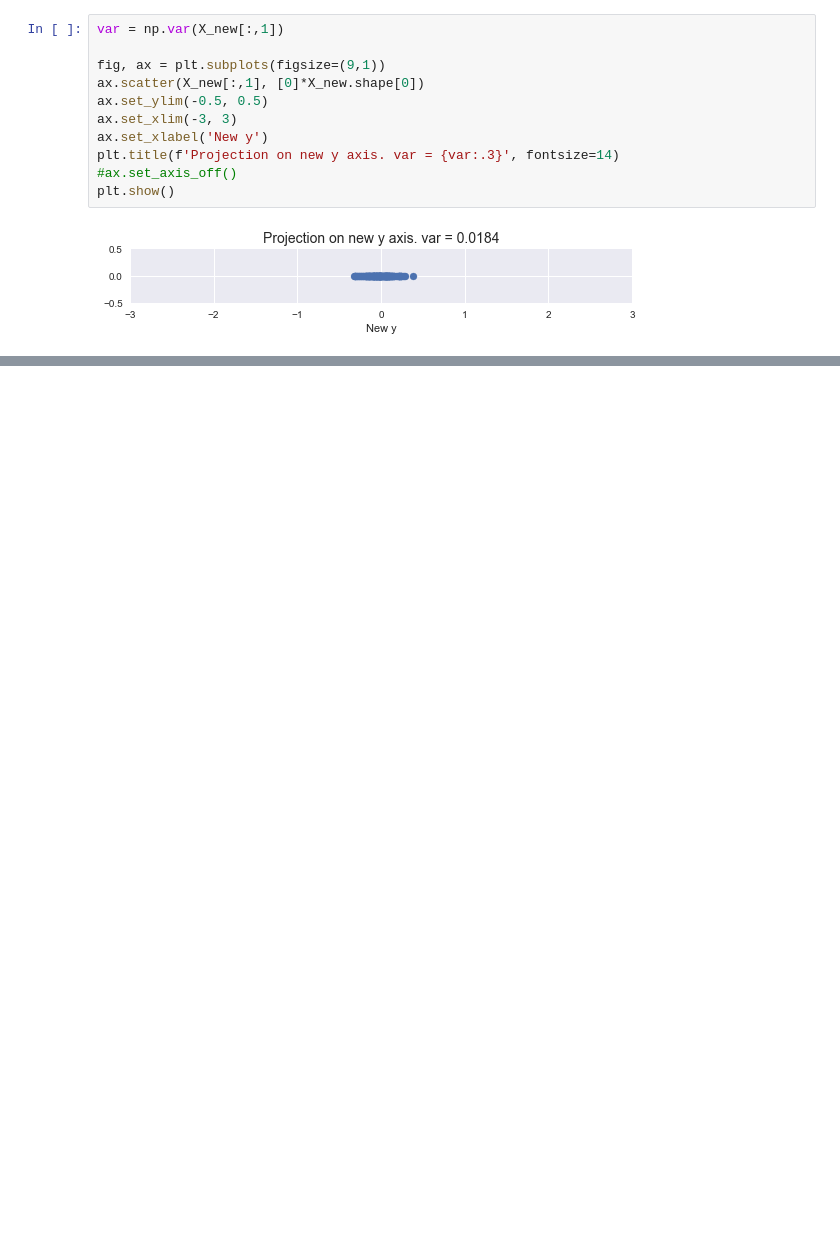
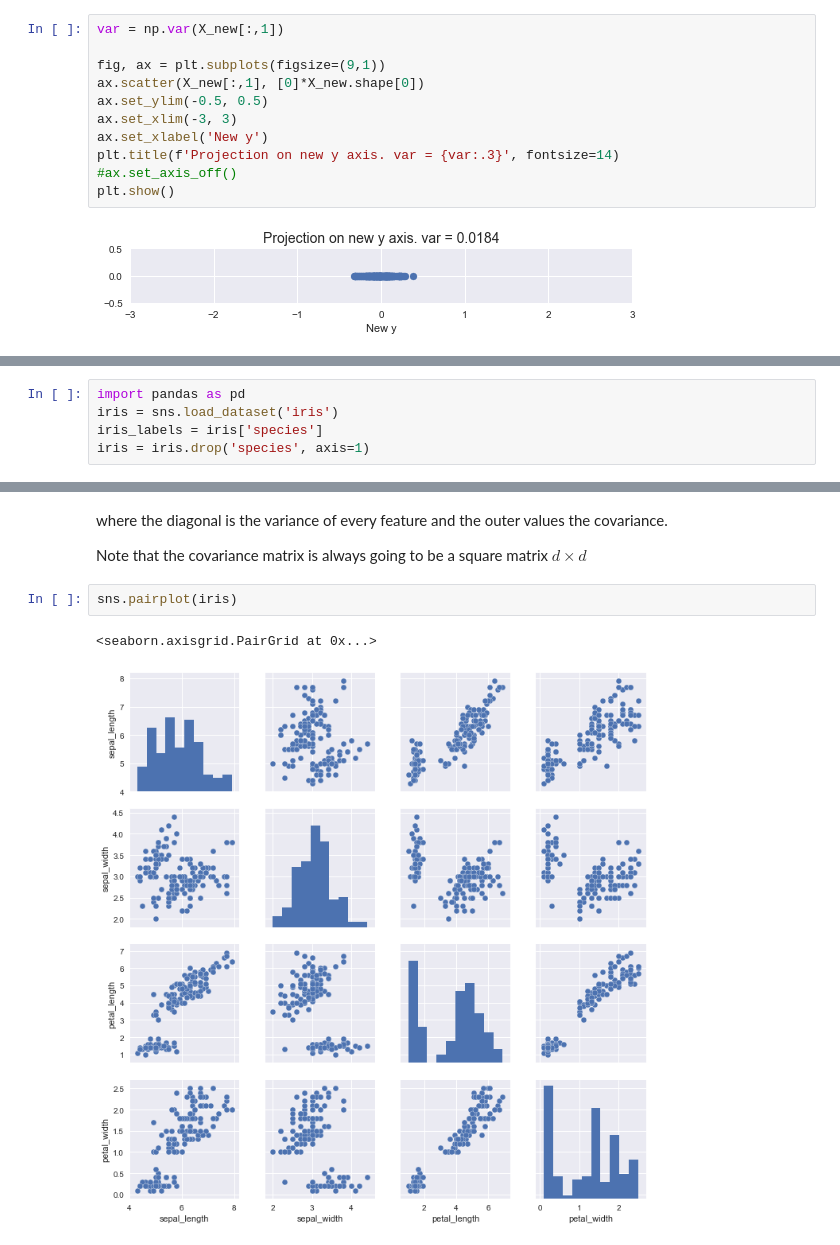
Before and after one commit to BielStela/Curs_UB, a Jupyter notebook: dia_3/PCA.ipynb, the cells around one changed output, grey strips where cells are left out. Drawn from its saved outputs; the diff is of its cells as text; blank space fills up the shorter version.

```diff
--- a/dia_3/PCA.ipynb
+++ b/dia_3/PCA.ipynb
@@ -120,0 +166,5 @@ We can interpret variance as a information proxy.
+# %%
+import pandas as pd
+iris = sns.load_dataset('iris')
+iris_labels = iris['species']
+iris = iris.drop('species', axis=1)
@@ -120,0 +190,9 @@ We can interpret variance as a information proxy.
+# %% [markdown]
+where the diagonal is the variance of every feature and the outer values the covariance.
+
+Note that the covariance matrix is always going to be a square matrix $d \times d$
+# %%
+sns.pairplot(iris)
+# %% [output]
+<seaborn.axisgrid.PairGrid at 0x...>
+[figure, added]
```
Also changed, not shown: parts of 16 cells of this notebook.
